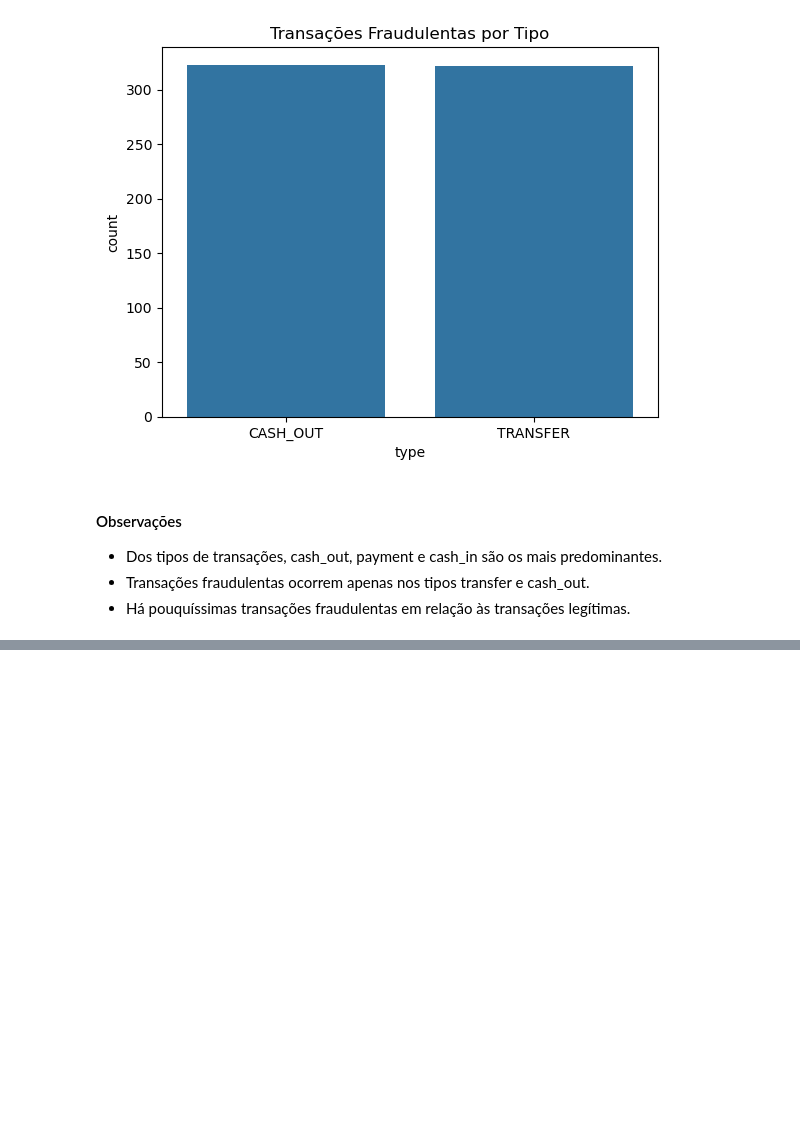
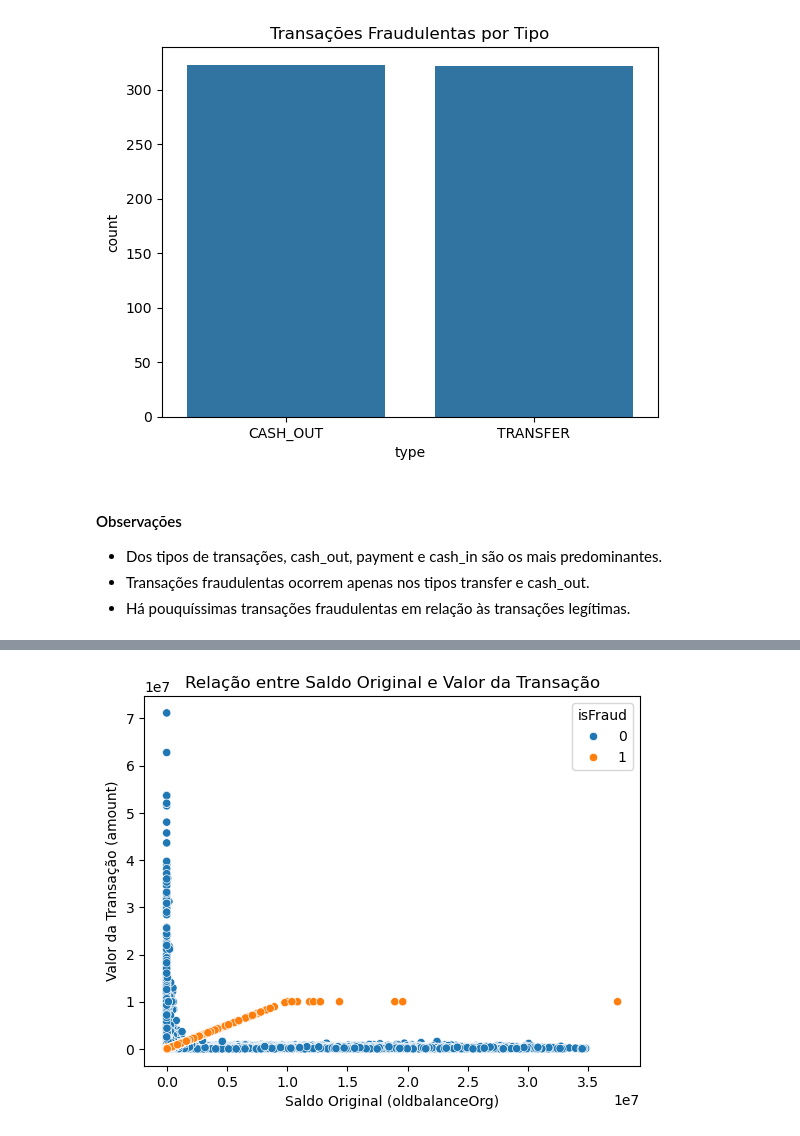
Before and after one commit to RodrigoD4v/fraudulent-transactions, a Jupyter notebook: notebooks/02_01_eda.ipynb, the cells around one changed output, grey strips where cells are left out. Saved outputs shown, nothing was run; the diff lists cells and outputs as text; code cells hidden in the pictures; blank space fills up the shorter version.

```diff
--- a/notebooks/02_01_eda.ipynb
+++ b/notebooks/02_01_eda.ipynb
@@ -111,0 +135,8 @@ plt.show()
+# %%
+sns.scatterplot(x='oldbalanceOrg', y='amount', hue='isFraud', data=df)
+plt.title('Relação entre Saldo Original e Valor da Transação')
+plt.xlabel('Saldo Original (oldbalanceOrg)')
+plt.ylabel('Valor da Transação (amount)')
+plt.show()
+# %% [output]
+[figure, added]
```
Also changed, not shown: parts of 9 cells of this notebook.
